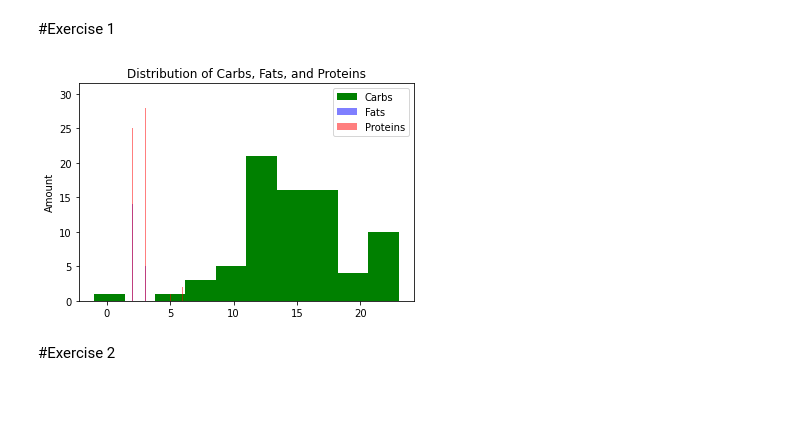
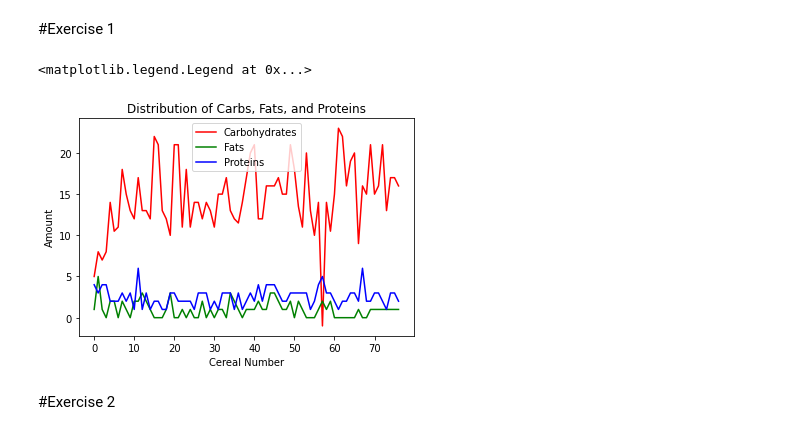
Before and after one commit to brighamband/cs180, a Jupyter notebook: Data Science Labs/Lab 5/lab5.ipynb, the cells around one changed output. Cells and saved outputs as stored; diff of their text form; code cells hidden in the pictures; blank space fills up the shorter version.

```diff
--- a/Data Science Labs/Lab 5/lab5.ipynb
+++ b/Data Science Labs/Lab 5/lab5.ipynb
@@ -22,14 +22,14 @@ df
 # %% [markdown]
 #Exercise 1
 # %%
-plt.hist(df['carbo'], **dict(alpha=1, bins=10), color='g', label='Carbs')
-plt.hist(df['fat'], **kwargs, color='b', label='Fats')
-plt.hist(df['protein'], **kwargs, color='r', label='Proteins')
-plt.gca().set(title='Distribution of Carbs, Fats, and Proteins', ylabel='Amount')
-# plt.xlim(50,75)
-plt.legend();
+plt.plot(df['carbo'], color="r", label="Carbohydrates")
+plt.plot(df['fat'], color="g", label="Fats")
+plt.plot(df['protein'], color="b", label="Proteins")
+plt.gca().set(title='Distribution of Carbs, Fats, and Proteins', xLabel="Cereal Number", ylabel='Amount')
+plt.legend()
 # %% [output]
+<matplotlib.legend.Legend at 0x...>
-[figure, old version]
+[figure, new version]
 # %% [markdown]
 #Exercise 2
 # %%
```
Also changed, not shown: parts of 9 cells of this notebook.
